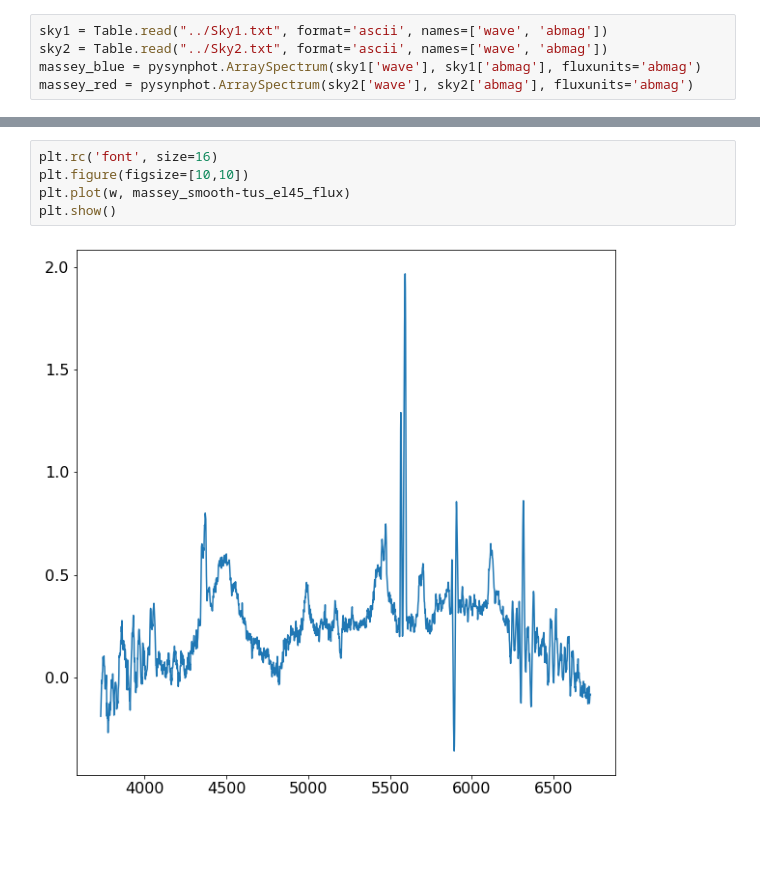
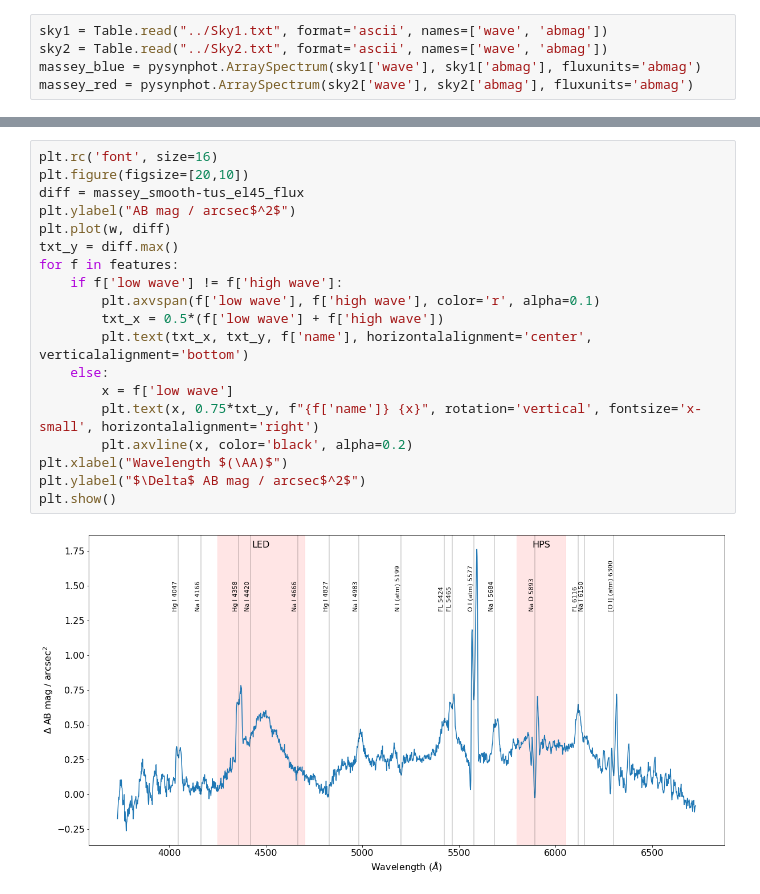
Before and after one commit to MMTObservatory/mmto_sky_brightness, a Jupyter notebook: sky_spectra.ipynb, the cells around one changed output, grey strips where cells are left out. Drawn from its saved outputs; the diff is of its cells as text; blank space fills up the shorter version.

```diff
--- a/sky_spectra.ipynb
+++ b/sky_spectra.ipynb
@@ -63,7 +75,21 @@ plt.show()
-# %%
-plt.rc('font', size=16)
-plt.figure(figsize=[10,10])
-plt.plot(w, massey_smooth-tus_el45_flux)
-plt.show()
-# %% [output]
-[figure, removed]
+# %%
+plt.rc('font', size=16)
+plt.figure(figsize=[20,10])
+diff = massey_smooth-tus_el45_flux
+plt.ylabel("AB mag / arcsec$^2$")
+plt.plot(w, diff)
+txt_y = diff.max()
+for f in features:
+    if f['low wave'] != f['high wave']:
+        plt.axvspan(f['low wave'], f['high wave'], color='r', alpha=0.1)
+        txt_x = 0.5*(f['low wave'] + f['high wave'])
+        plt.text(txt_x, txt_y, f['name'], horizontalalignment='center', verticalalignment='bottom')
+    else:
+        x = f['low wave']
+        plt.text(x, 0.75*txt_y, f"{f['name']} {x}", rotation='vertical', fontsize='x-small', horizontalalignment='right')
+        plt.axvline(x, color='black', alpha=0.2)
+plt.xlabel("Wavelength $(\AA)$")
+plt.ylabel("$\Delta$ AB mag / arcsec$^2$")
+plt.show()
+# %% [output]
+[figure, added]
```
Also changed, not shown: parts of 3 cells of this notebook, 1 other file.
